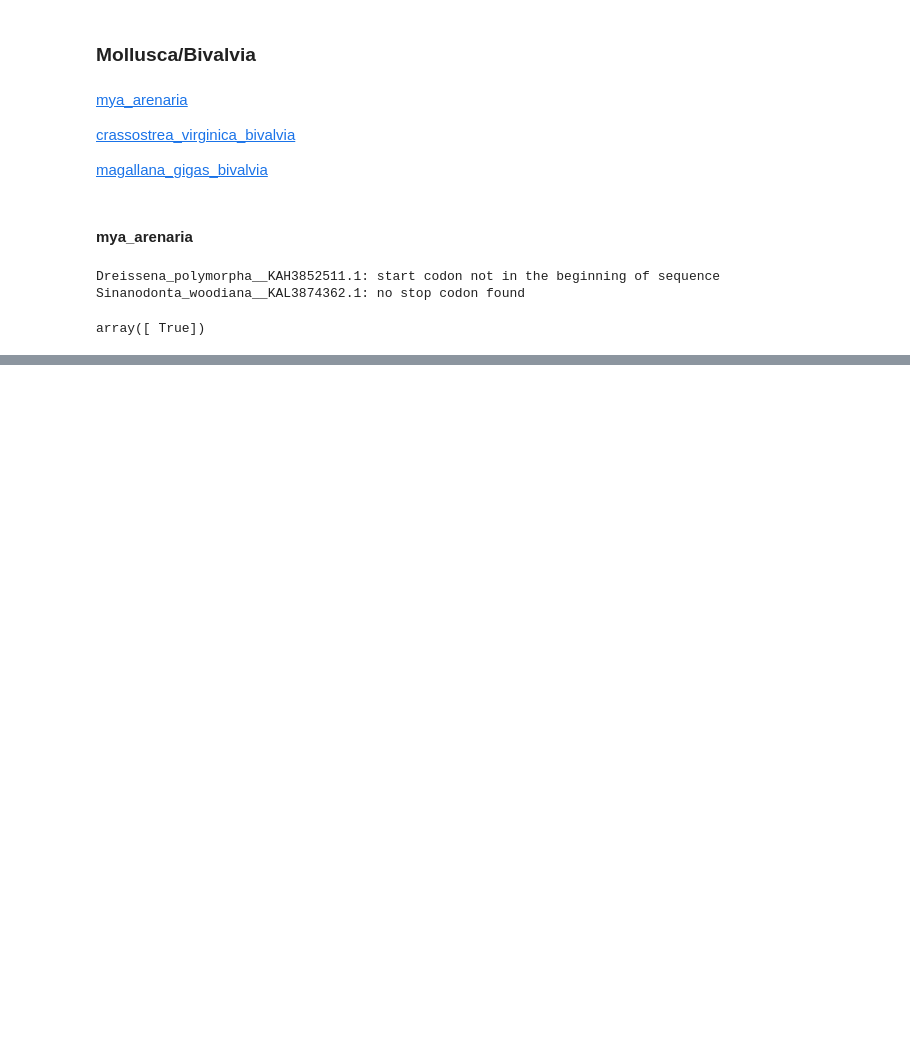
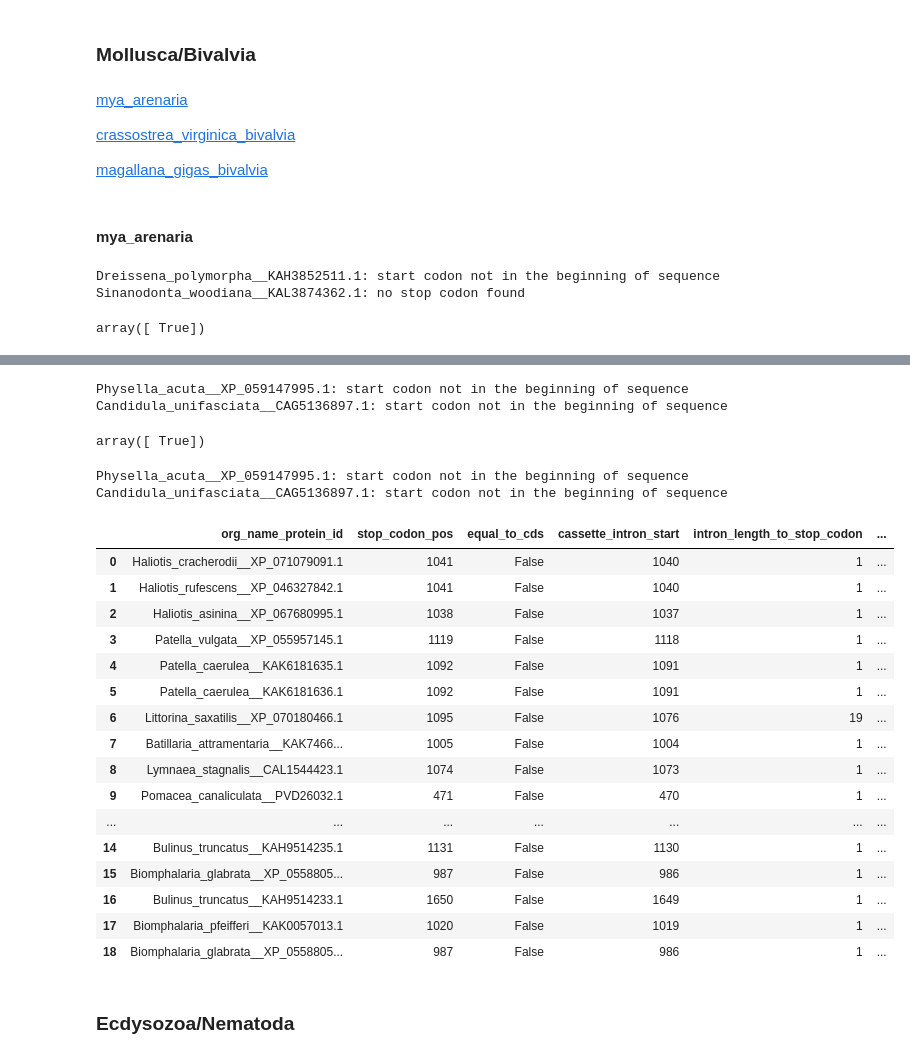
Before and after one commit to ArtemVaska/Diploma, a Jupyter notebook: Scripts/psi_blast_protostomia.ipynb, the cells around one changed output, grey strips where cells are left out. Cells and saved outputs as stored; diff of their text form; code cells hidden in the pictures; blank space fills up the shorter version.

```diff
--- a/Scripts/psi_blast_protostomia.ipynb
+++ b/Scripts/psi_blast_protostomia.ipynb
@@ -206,0 +206,27 @@ os.makedirs(f"../Alignment/psi_blast/{phyla}", exist_ok=True)
+# %%
+phyla = "Gastropoda"
+dir = f"../Sequences_protein_id/{phyla}"
+df = pd.read_csv(f"{dir}/df_{phyla.lower()}.tsv", sep="\t", index_col=0,
+                 converters={11: ast.literal_eval, 13: ast.literal_eval})
+
+ref_exon_len = [37]
+found_protein_ids = {}
+
+for protein_id in df.protein_id:
+    df_subset = df[df["protein_id"] == protein_id]
+    df_exons = analyze_exons(f"{dir}/{protein_id}/exons.fa")
+    condition = set(ref_exon_len) & set(df_exons.length.tolist())
+    if condition:
+        found_protein_ids[protein_id] = condition
+
+df_found_protein_ids = df[df["protein_id"].isin(found_protein_ids.keys())]  # !!!
+
+data = {}
+
+for protein_id in df_found_protein_ids.protein_id:
+    df_subset = df_found_protein_ids[df_found_protein_ids["protein_id"] == protein_id]
+    org_name = df_subset.org_name.iloc[0]
+    df_exons = analyze_exons(f"{dir}/{protein_id}/exons.fa")
+    exon_37_idx = df_exons[df_exons["length"] == 37].index[0]
+    exon_110_idx = exon_37_idx - 1
+    data[f"{org_name}__{protein_id}"] = (df_exons, [exon_110_idx, exon_37_idx])
@@ -206,0 +235,30 @@ os.makedirs(f"../Alignment/psi_blast/{phyla}", exist_ok=True)
+# %%
+df_cds, dict_align_cds = dict_align_info_analyze(df_found_protein_ids, "cds", dir)
+df_cds.equal_to_cds.unique()  # должно быть только True
+# %% [output]
+Physella_acuta__XP_059147995.1: start codon not in the beginning of sequence
+Candidula_unifasciata__CAG5136897.1: start codon not in the beginning of sequence
+array([ True])
+# %%
+df_cds_cassette, dict_align_cds_cassette = dict_align_info_analyze(df_found_protein_ids, "cds_cassette", dir)
+df_cds_cassette
+# %% [output]
+Physella_acuta__XP_059147995.1: start codon not in the beginning of sequence
+Candidula_unifasciata__CAG5136897.1: start codon not in the beginning of sequence
+|  | org_name_protein_id | stop_codon_pos | equal_to_cds | cassette_intron_start | intron_length_to_stop_codon | ... |
+| 0 | Haliotis_cracherodii__XP_071079091.1 | 1041 | False | 1040 | 1 | ... |
+| 1 | Haliotis_rufescens__XP_046327842.1 | 1041 | False | 1040 | 1 | ... |
+| 2 | Haliotis_asinina__XP_067680995.1 | 1038 | False | 1037 | 1 | ... |
+| 3 | Patella_vulgata__XP_055957145.1 | 1119 | False | 1118 | 1 | ... |
+| 4 | Patella_caerulea__KAK6181635.1 | 1092 | False | 1091 | 1 | ... |
+| 5 | Patella_caerulea__KAK6181636.1 | 1092 | False | 1091 | 1 | ... |
+| 6 | Littorina_saxatilis__XP_070180466.1 | 1095 | False | 1076 | 19 | ... |
+| 7 | Batillaria_attramentaria__KAK7466... | 1005 | False | 1004 | 1 | ... |
+| 8 | Lymnaea_stagnalis__CAL1544423.1 | 1074 | False | 1073 | 1 | ... |
+| 9 | Pomacea_canaliculata__PVD26032.1 | 471 | False | 470 | 1 | ... |
+| ... | ... | ... | ... | ... | ... | ... |
+| 14 | Bulinus_truncatus__KAH9514235.1 | 1131 | False | 1130 | 1 | ... |
+| 15 | Biomphalaria_glabrata__XP_0558805... | 987 | False | 986 | 1 | ... |
+| 16 | Bulinus_truncatus__KAH9514233.1 | 1650 | False | 1649 | 1 | ... |
+| 17 | Biomphalaria_pfeifferi__KAK0057013.1 | 1020 | False | 1019 | 1 | ... |
+| 18 | Biomphalaria_glabrata__XP_0558805... | 987 | False | 986 | 1 | ... |
@@ -206,0 +271,2 @@ os.makedirs(f"../Alignment/psi_blast/{phyla}", exist_ok=True)
+# %% [markdown]
+### Ecdysozoa/Nematoda
```
Also changed, not shown: parts of 48 cells of this notebook.
